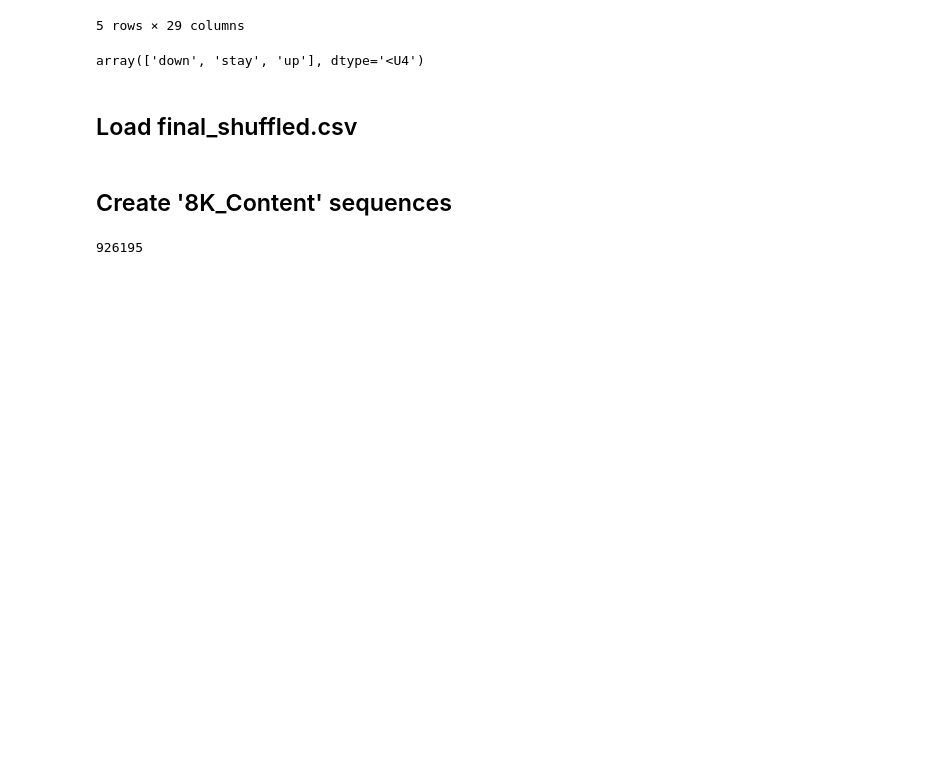
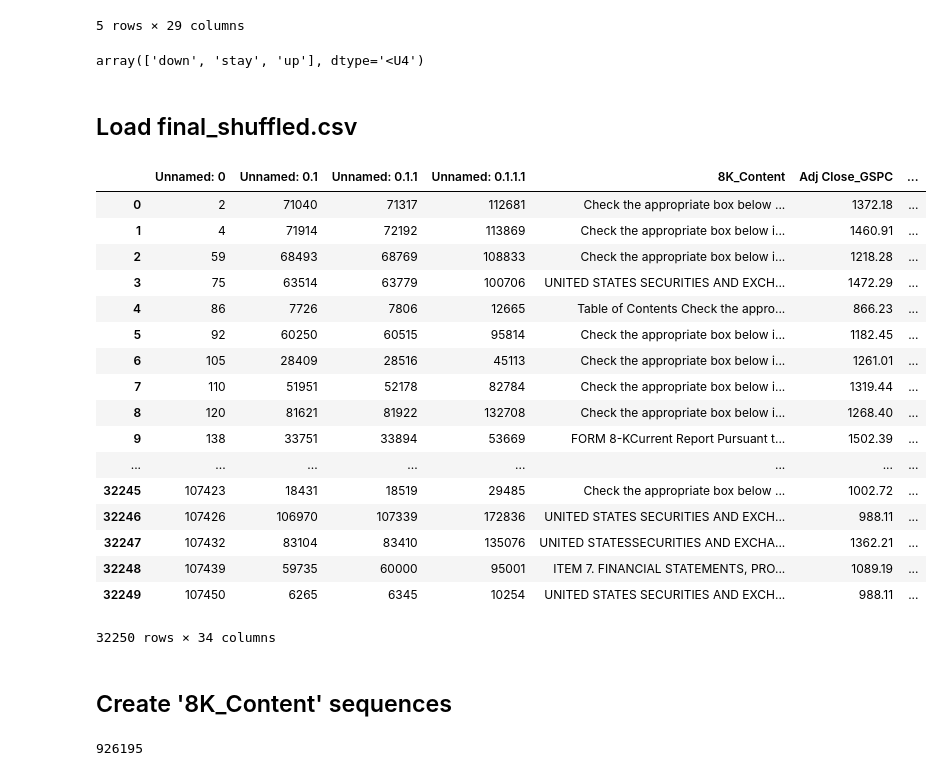
Before and after one commit to rayleegit/finance_text_classification, a Jupyter notebook: Model_Downsampled_DecreaseSeqLen.ipynb, the cells around one changed output. Drawn from its saved outputs; the diff is of its cells as text; code cells hidden in the pictures; blank space fills up the shorter version.

```diff
--- a/Model_Downsampled_DecreaseSeqLen.ipynb
+++ b/Model_Downsampled_DecreaseSeqLen.ipynb
@@ -146,6 +146,27 @@ array(['down', 'stay', 'up'], dtype='<U4')
 # final_csv.to_csv('final_downsampled.csv')
 # %%
 final_csv = pd.read_csv('final_downsampled.csv')
+# %%
+final_csv
+# %% [output]
+|  | Unnamed: 0 | Unnamed: 0.1 | Unnamed: 0.1.1 | Unnamed: 0.1.1.1 | 8K_Content | Adj Close_GSPC | ... |
+| 0 | 2 | 71040 | 71317 | 112681 | Check the appropriate box below ... | 1372.18 | ... |
+| 1 | 4 | 71914 | 72192 | 113869 | Check the appropriate box below i... | 1460.91 | ... |
+| 2 | 59 | 68493 | 68769 | 108833 | Check the appropriate box below i... | 1218.28 | ... |
+| 3 | 75 | 63514 | 63779 | 100706 | UNITED STATES SECURITIES AND EXCH... | 1472.29 | ... |
+| 4 | 86 | 7726 | 7806 | 12665 | Table of Contents Check the appro... | 866.23 | ... |
+| 5 | 92 | 60250 | 60515 | 95814 | Check the appropriate box below i... | 1182.45 | ... |
+| 6 | 105 | 28409 | 28516 | 45113 | Check the appropriate box below i... | 1261.01 | ... |
+| 7 | 110 | 51951 | 52178 | 82784 | Check the appropriate box below i... | 1319.44 | ... |
+| 8 | 120 | 81621 | 81922 | 132708 | Check the appropriate box below i... | 1268.40 | ... |
+| 9 | 138 | 33751 | 33894 | 53669 | FORM 8-KCurrent Report Pursuant t... | 1502.39 | ... |
+| ... | ... | ... | ... | ... | ... | ... | ... |
+| 32245 | 107423 | 18431 | 18519 | 29485 | Check the appropriate box below ... | 1002.72 | ... |
+| 32246 | 107426 | 106970 | 107339 | 172836 | UNITED STATES SECURITIES AND EXCH... | 988.11 | ... |
+| 32247 | 107432 | 83104 | 83410 | 135076 | UNITED STATESSECURITIES AND EXCHA... | 1362.21 | ... |
+| 32248 | 107439 | 59735 | 60000 | 95001 | ITEM 7. FINANCIAL STATEMENTS, PRO... | 1089.19 | ... |
+| 32249 | 107450 | 6265 | 6345 | 10254 | UNITED STATES SECURITIES AND EXCH... | 988.11 | ... |
+32250 rows × 34 columns
 # %% [markdown]
 ## Create '8K_Content' sequences
 # %%
```
Also changed, not shown: parts of 4 cells of this notebook, 3 other files.
